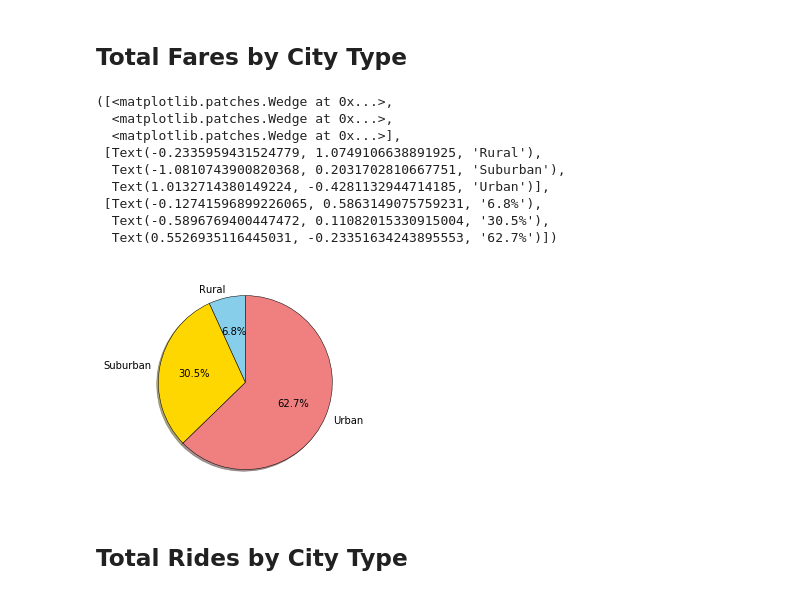
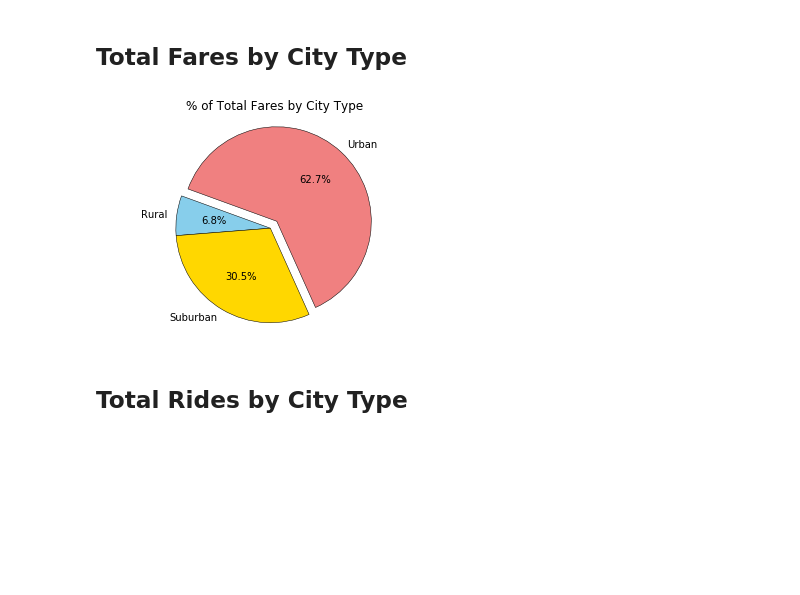
Before and after one commit to bossardaaron/matlib, a Jupyter notebook: bossard_pyber_starter.ipynb, the cells around one changed output. Cells and saved outputs as stored; diff of their text form; code cells hidden in the pictures; blank space fills up the shorter version.

```diff
--- a/bossard_pyber_starter.ipynb
+++ b/bossard_pyber_starter.ipynb
@@ -78,30 +74,22 @@ plt.show()
 # %%
 # Calculate Type Percents
 neighborhood_type = cityride.groupby('type')['type', 'fare', 'ride_id', 'driver_count']
-
 fare_sum = neighborhood_type.sum()['fare']
 
 # Build Pie Chart
 labels = fare_sum.index
-colors = ["lightcoral","gold","skyblue"]
-explode = [0 , 0, 0]
-plt.pie(fare_sum, startangle = 90, colors = colors,
+colors = ["skyblue","gold","lightcoral"]
+explode = [0 , 0, .1]
+plt.pie(fare_sum, startangle = 160, colors = colors,
         explode = explode, labels = labels, autopct = "%1.1f%%",
         shadow = False, wedgeprops = {'linewidth': .5, 'edgecolor': 'black'})
+plt.title("% of Total Fares by City Type")
 plt.axis("equal")
+
 # Save Figure
-plt.savefig("../Images/PyberRideSharing.png")
+plt.savefig("../Images/TotalFaresbyCityType.png")
 # %% [output]
-([<matplotlib.patches.Wedge at 0x...>,
-  <matplotlib.patches.Wedge at 0x...>,
-  <matplotlib.patches.Wedge at 0x...>],
- [Text(-0.2335959431524779, 1.0749106638891925, 'Rural'),
-  Text(-1.0810743900820368, 0.2031702810667751, 'Suburban'),
-  Text(1.0132714380149224, -0.4281132944714185, 'Urban')],
- [Text(-0.12741596899226065, 0.5863149075759231, '6.8%'),
-  Text(-0.5896769400447472, 0.11082015330915004, '30.5%'),
-  Text(0.5526935116445031, -0.23351634243895553, '62.7%')])
-[figure, old version]
+[figure, new version]
 # %%
 # Show Figure
 plt.show()
```
Also changed, not shown: parts of 3 cells of this notebook.
